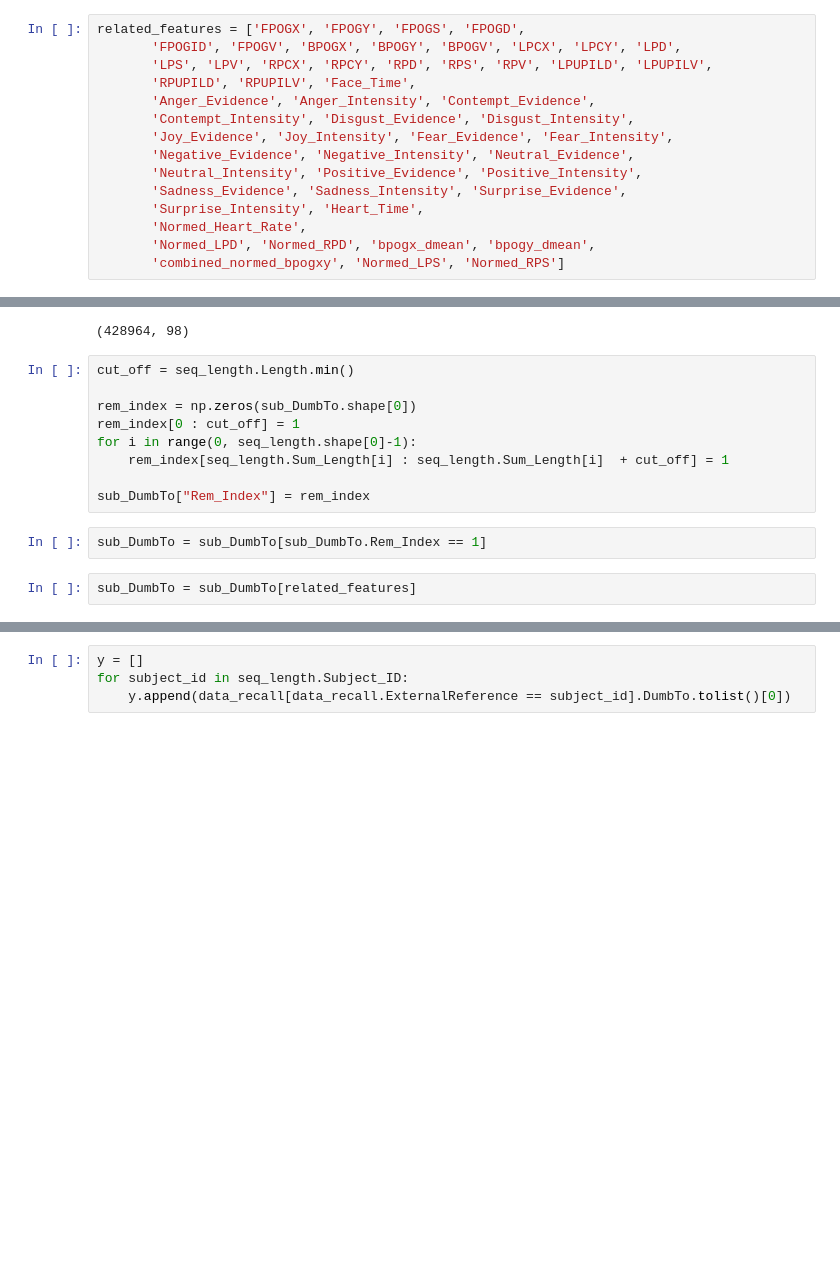
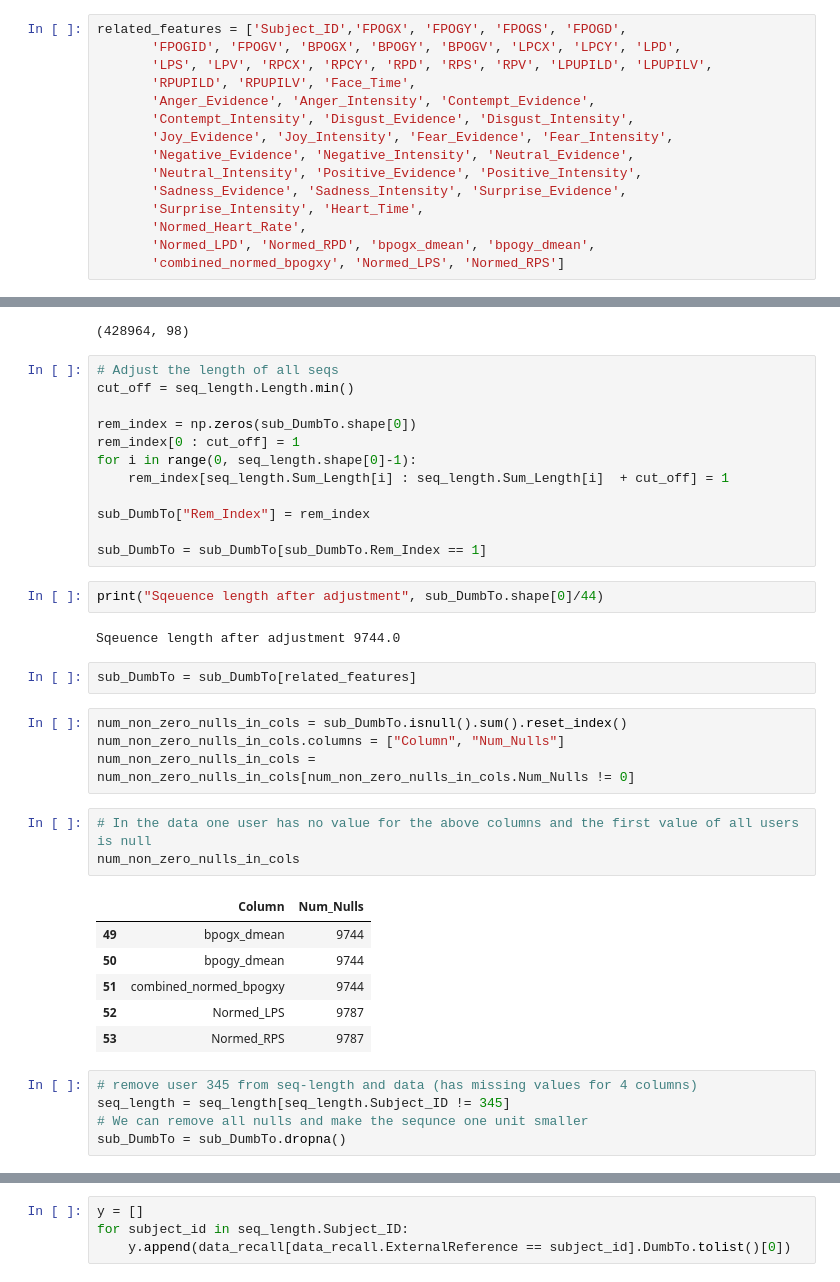
Before and after one commit to zandvakiliramin/Biometric_Peoject, a Jupyter notebook: Analysis_V3.ipynb, the cells around one changed output, grey strips where cells are left out. Saved outputs shown, nothing was run; the diff lists cells and outputs as text; blank space fills up the shorter version.

```diff
--- a/Analysis_V3.ipynb
+++ b/Analysis_V3.ipynb
@@ -350,7 +264,7 @@ Index(['Study', 'Subject_ID', 'StimName', 'Experiment_Time',
        'combined_normed_bpogxy', 'Normed_LPS', 'Normed_RPS', 'Stim_Frame'],
       dtype='object')
 # %%
-related_features = ['FPOGX', 'FPOGY', 'FPOGS', 'FPOGD',
+related_features = ['Subject_ID','FPOGX', 'FPOGY', 'FPOGS', 'FPOGD',
        'FPOGID', 'FPOGV', 'BPOGX', 'BPOGY', 'BPOGV', 'LPCX', 'LPCY', 'LPD',
        'LPS', 'LPV', 'RPCX', 'RPCY', 'RPD', 'RPS', 'RPV', 'LPUPILD', 'LPUPILV',
        'RPUPILD', 'RPUPILV', 'Face_Time',
@@ -439,6 +354,7 @@ sub_DumbTo.shape
 # %% [output]
 (428964, 98)
 # %%
+# Adjust the length of all seqs
 cut_off = seq_length.Length.min()
 
 rem_index = np.zeros(sub_DumbTo.shape[0])
@@ -447,7 +363,30 @@ for i in range(0, seq_length.shape[0]-1):
     rem_index[seq_length.Sum_Length[i] : seq_length.Sum_Length[i]  + cut_off] = 1
 
 sub_DumbTo["Rem_Index"] = rem_index
+
+sub_DumbTo = sub_DumbTo[sub_DumbTo.Rem_Index == 1]
 # %%
-sub_DumbTo = sub_DumbTo[sub_DumbTo.Rem_Index == 1]
+print("Sqeuence length after adjustment", sub_DumbTo.shape[0]/44)
+# %% [output]
+Sqeuence length after adjustment 9744.0
-# %%
-sub_DumbTo = sub_DumbTo[related_features]
+# %%
+sub_DumbTo = sub_DumbTo[related_features]
+# %%
+num_non_zero_nulls_in_cols = sub_DumbTo.isnull().sum().reset_index()
+num_non_zero_nulls_in_cols.columns = ["Column", "Num_Nulls"]
+num_non_zero_nulls_in_cols = num_non_zero_nulls_in_cols[num_non_zero_nulls_in_cols.Num_Nulls != 0]
+# %%
+# In the data one user has no value for the above columns and the first value of all users is null
+num_non_zero_nulls_in_cols
+# %% [output]
+|  | Column | Num_Nulls |
+| 49 | bpogx_dmean | 9744 |
+| 50 | bpogy_dmean | 9744 |
+| 51 | combined_normed_bpogxy | 9744 |
+| 52 | Normed_LPS | 9787 |
+| 53 | Normed_RPS | 9787 |
+# %%
+# remove user 345 from seq-length and data (has missing values for 4 columns)
+seq_length = seq_length[seq_length.Subject_ID != 345]
+# We can remove all nulls and make the sequnce one unit smaller
+sub_DumbTo = sub_DumbTo.dropna()
```
Also changed, not shown: parts of 57 cells of this notebook.
